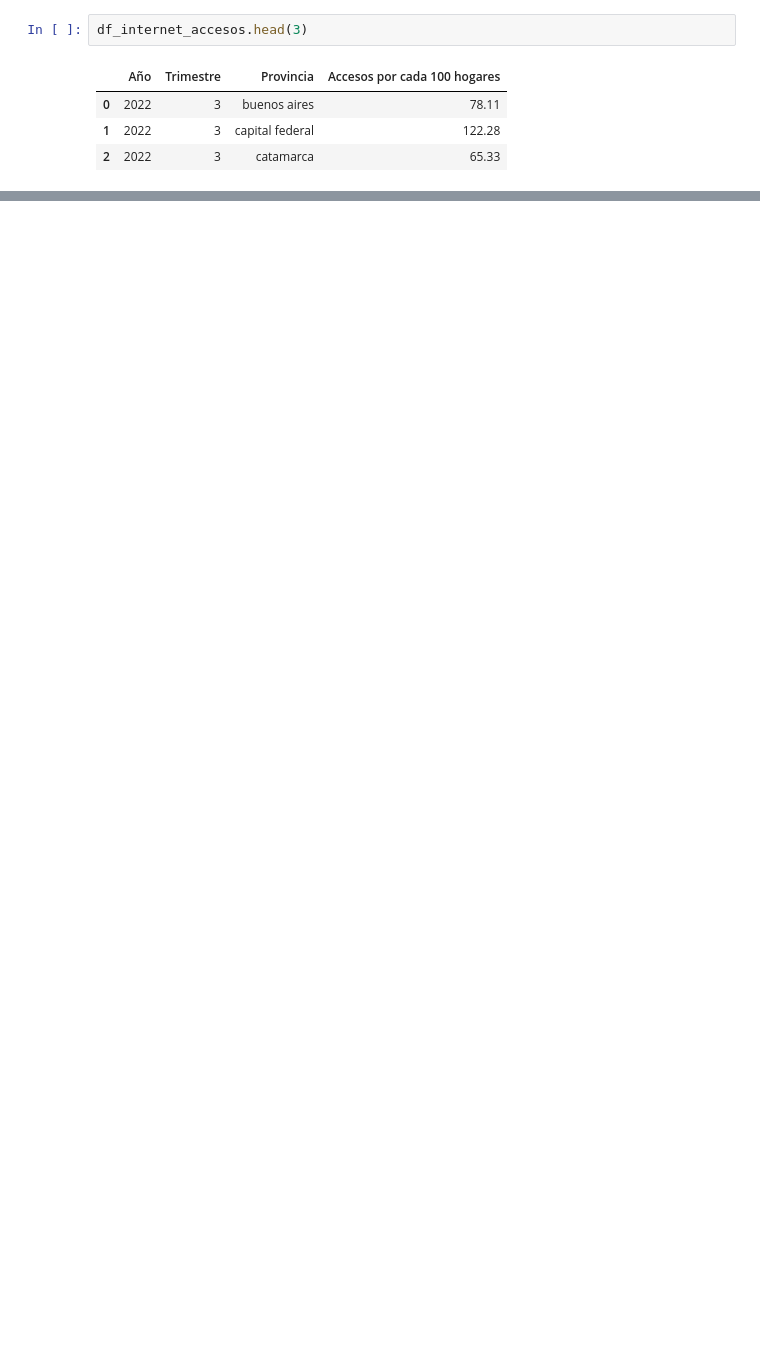
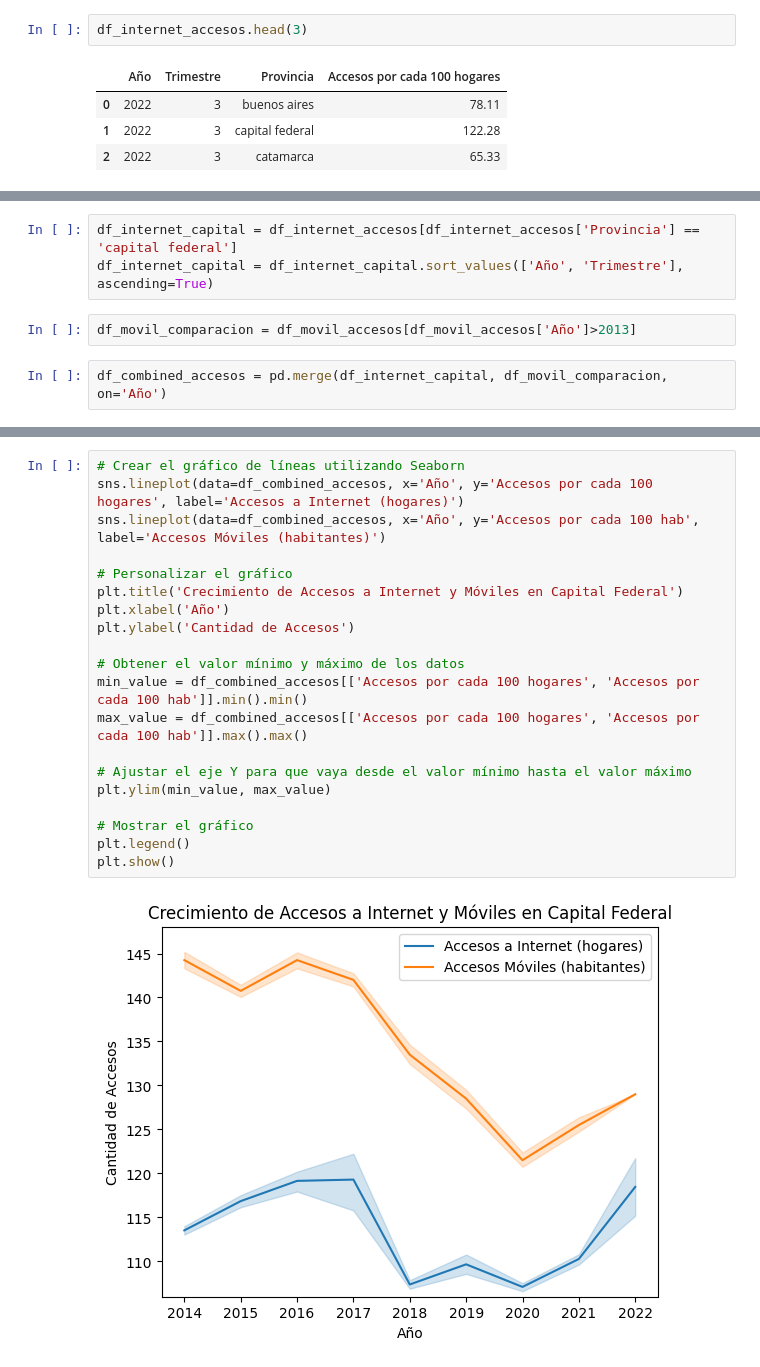
Before and after one commit to AlanTilca/Enacom_Analytics, a Jupyter notebook: EDA/Analisis_accesos.ipynb, the cells around one changed output, grey strips where cells are left out. Saved outputs shown, nothing was run; the diff lists cells and outputs as text; blank space fills up the shorter version.

```diff
--- a/EDA/Analisis_accesos.ipynb
+++ b/EDA/Analisis_accesos.ipynb
@@ -141,0 +23,7 @@ Linkedin: Indefinido.
+# %%
+df_internet_capital = df_internet_accesos[df_internet_accesos['Provincia'] == 'capital federal']
+df_internet_capital = df_internet_capital.sort_values(['Año', 'Trimestre'], ascending=True)
+# %%
+df_movil_comparacion = df_movil_accesos[df_movil_accesos['Año']>2013]
+# %%
+df_combined_accesos = pd.merge(df_internet_capital, df_movil_comparacion, on='Año')
@@ -141,0 +46,22 @@ Linkedin: Indefinido.
+# %%
+# Crear el gráfico de líneas utilizando Seaborn
+sns.lineplot(data=df_combined_accesos, x='Año', y='Accesos por cada 100 hogares', label='Accesos a Internet (hogares)')
+sns.lineplot(data=df_combined_accesos, x='Año', y='Accesos por cada 100 hab', label='Accesos Móviles (habitantes)')
+
+# Personalizar el gráfico
+plt.title('Crecimiento de Accesos a Internet y Móviles en Capital Federal')
+plt.xlabel('Año')
+plt.ylabel('Cantidad de Accesos')
+
+# Obtener el valor mínimo y máximo de los datos
+min_value = df_combined_accesos[['Accesos por cada 100 hogares', 'Accesos por cada 100 hab']].min().min()
+max_value = df_combined_accesos[['Accesos por cada 100 hogares', 'Accesos por cada 100 hab']].max().max()
+
+# Ajustar el eje Y para que vaya desde el valor mínimo hasta el valor máximo
+plt.ylim(min_value, max_value)
+
+# Mostrar el gráfico
+plt.legend()
+plt.show()
+# %% [output]
+[figure, added]
```
Also changed, not shown: parts of 16 cells of this notebook, 9 other files.
